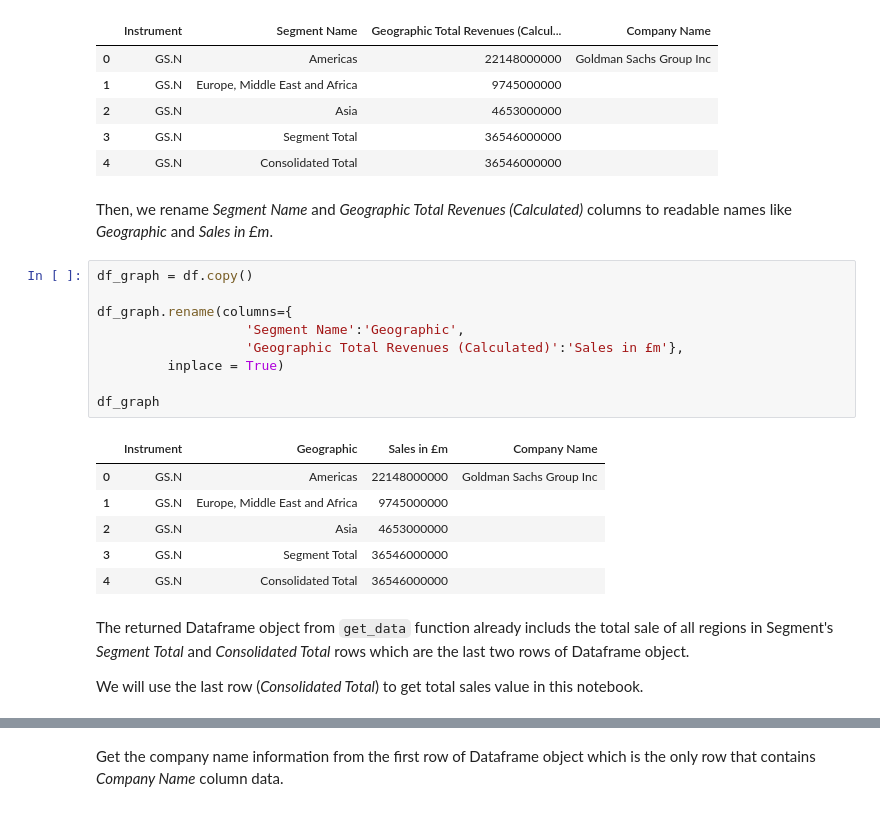
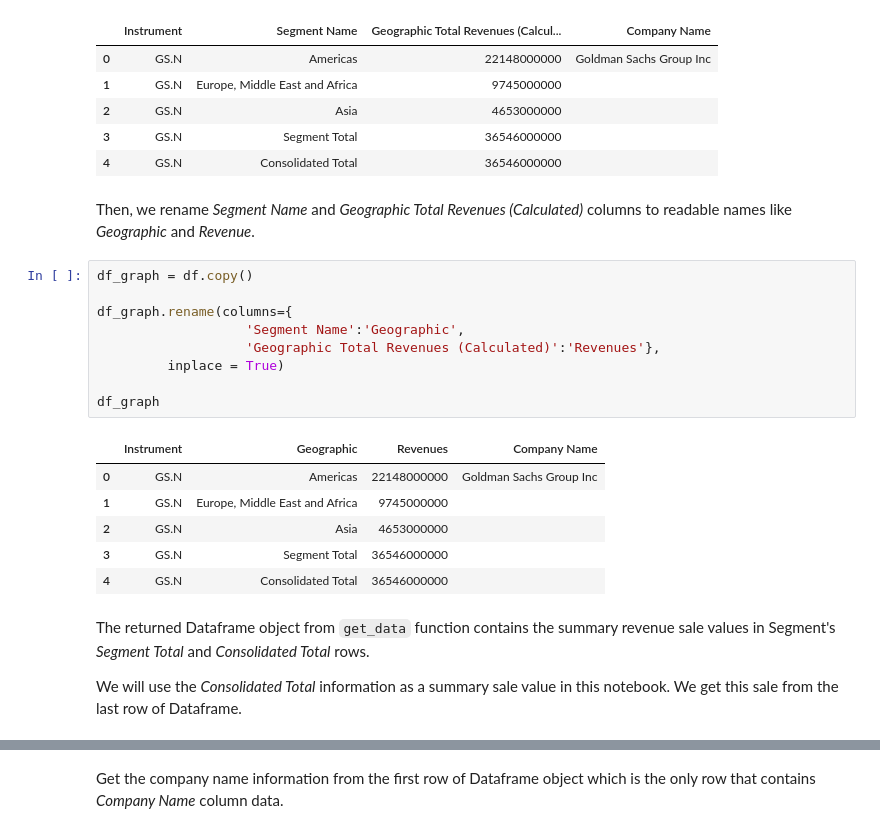
Before and after one commit to LSEG-API-Samples/Article.EikonAPI.Python.Jupyter.Geographic_Sale_Breakdown, a Jupyter notebook: notebook/fundamentals_geographic_sale.ipynb, the cells around one changed output, grey strips where cells are left out. Saved outputs shown, nothing was run; the diff lists cells and outputs as text.

````diff
--- a/notebook/fundamentals_geographic_sale.ipynb
+++ b/notebook/fundamentals_geographic_sale.ipynb
@@ -127,25 +127,25 @@ df
 | 3 | GS.N | Segment Total | 36546000000 |  |
 | 4 | GS.N | Consolidated Total | 36546000000 |  |
 # %% [markdown]
-Then, we rename *Segment Name* and *Geographic Total Revenues (Calculated)* columns to readable names like *Geographic* and *Sales in £m*.
+Then, we rename *Segment Name* and *Geographic Total Revenues (Calculated)* columns to readable names like *Geographic* and *Revenue*.
 # %%
 df_graph = df.copy()
 
 df_graph.rename(columns={
                    'Segment Name':'Geographic',
-                   'Geographic Total Revenues (Calculated)':'Sales in £m'},
+                   'Geographic Total Revenues (Calculated)':'Revenues'},
          inplace = True)
 
 df_graph
 # %% [output]
-|  | Instrument | Geographic | Sales in £m | Company Name |
+|  | Instrument | Geographic | Revenues | Company Name |
 | 0 | GS.N | Americas | 22148000000 | Goldman Sachs Group Inc |
 | 1 | GS.N | Europe, Middle East and Africa | 9745000000 |  |
 | 2 | GS.N | Asia | 4653000000 |  |
 | 3 | GS.N | Segment Total | 36546000000 |  |
 | 4 | GS.N | Consolidated Total | 36546000000 |  |
 # %% [markdown]
-The returned Dataframe object from ```get_data``` function already includs the total sale of all regions in Segment's *Segment Total* and *Consolidated Total* rows which are the last two rows of Dataframe object.
+The returned Dataframe object from ```get_data``` function contains the summary revenue sale values in Segment's *Segment Total* and *Consolidated Total* rows.
 
-We will use the last row (*Consolidated Total*) to get total sales value in this notebook.
+We will use the *Consolidated Total* information as a summary sale value in this notebook. We get this sale from the last row of Dataframe.
 # %%
````
Also changed, not shown: parts of 21 cells of this notebook, 4 other files.
